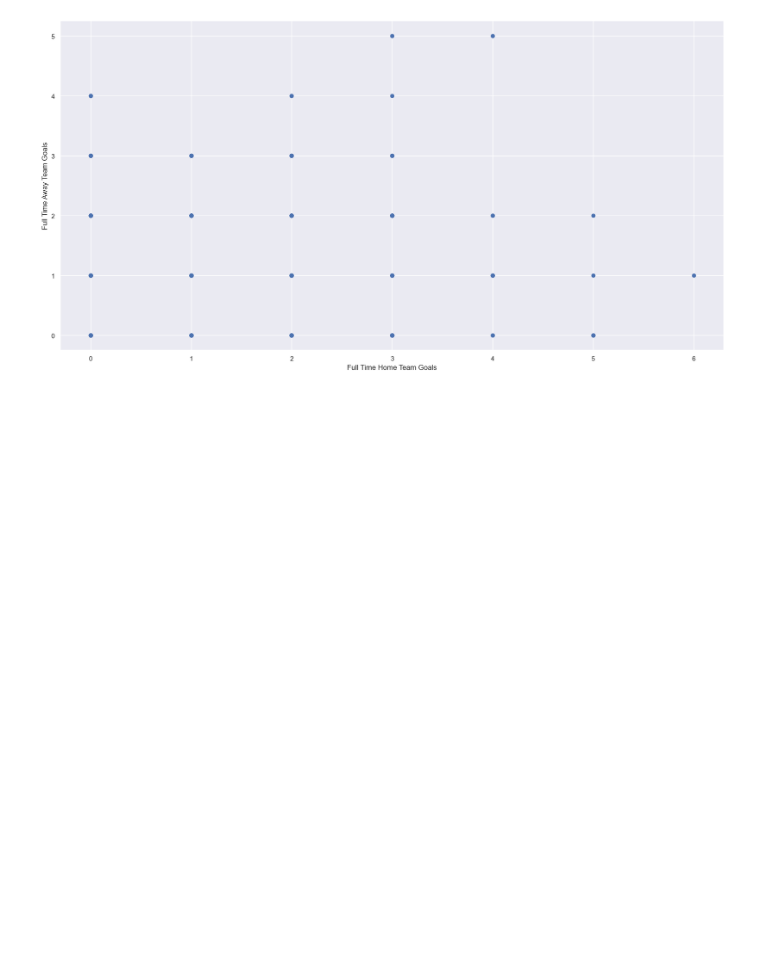
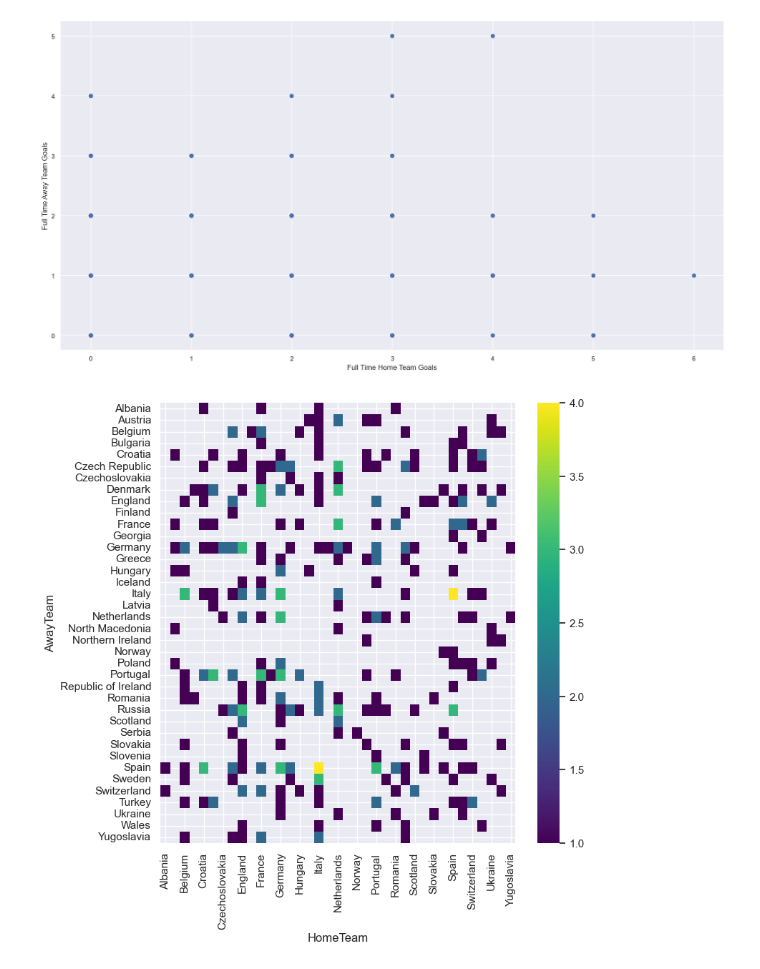
Before and after one commit to SFETNI/Omdena-UEFAEURO2024, a Jupyter notebook: task2-data-analysis/DataAnalyzer.ipynb, the cells around one changed output. Saved outputs shown, nothing was run; the diff lists cells and outputs as text; code cells hidden in the pictures; blank space fills up the shorter version.

```diff
--- a/task2-data-analysis/DataAnalyzer.ipynb
+++ b/task2-data-analysis/DataAnalyzer.ipynb
@@ -287,3 +264,14 @@ ax.set_ylabel('Full Time Away Team Goals')
 plt.show()
 # %% [output]
 [figure]
+# %%
+plt.subplots(figsize=(8, 8))
+data = pd.DataFrame({
+    x_label: grp['AwayTeam'].value_counts()
+    for x_label, grp in data.groupby('HomeTeam')
+})
+sns.heatmap(data, cmap='viridis')
+plt.xlabel('HomeTeam')
+_ = plt.ylabel('AwayTeam')
+# %% [output]
+[figure, added]
```
Also changed, not shown: parts of 35 cells of this notebook, 3 other files.
